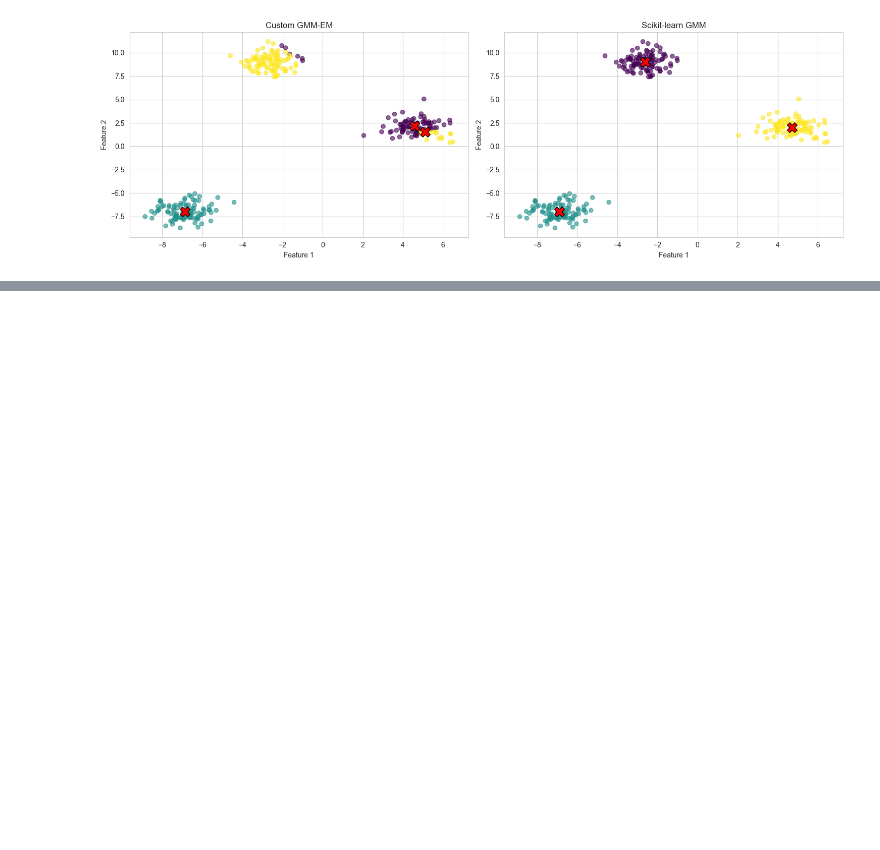
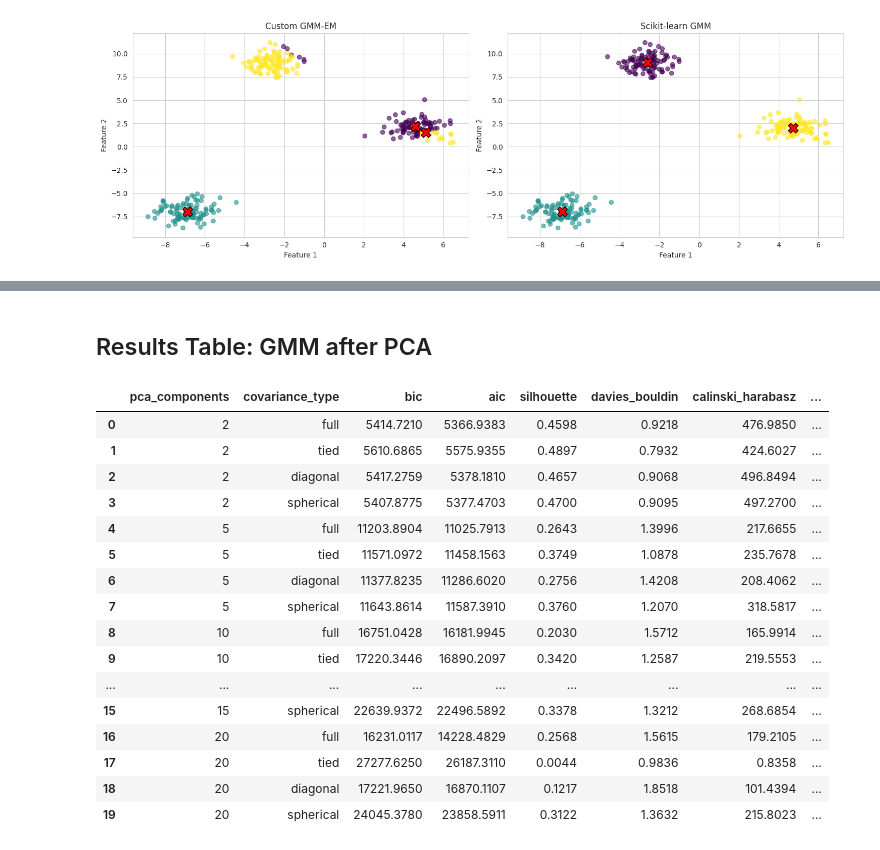
Before and after one commit to oadel1814/Unsupervised-Learning-Algorithms-Implementation-Dimensionality-Reduction-and-Clustering, a Jupyter notebook: GmmAndEm.ipynb, the cells around one changed output, grey strips where cells are left out. Saved outputs shown, nothing was run; the diff lists cells and outputs as text; code cells hidden in the pictures; blank space fills up the shorter version.

```diff
--- a/GmmAndEm.ipynb
+++ b/GmmAndEm.ipynb
@@ -263,0 +476,25 @@ Optimal number of components (AIC): 3
+# %%
+from sklearn.datasets import load_breast_cancer
+from sklearn.metrics import adjusted_rand_score, normalized_mutual_info_score
+
+# Load dataset
+bc_data = load_breast_cancer()
+df_bc = pd.DataFrame(bc_data.data, columns=bc_data.feature_names)
+# Add diagnosis (target)
+df_bc['diagnosis'] = bc_data.target
+
+# Features and standardization
+X_bc = df_bc.drop(columns=['diagnosis']).values
+X_bc = (X_bc - X_bc.mean(axis=0)) / X_bc.std(axis=0)
+
+# Ground truth mapping (malignant=1, benign=0)
+y_true_bc = (df_bc['diagnosis'] == 0).astype(int).values
+
+# Helper: purity score
+def purity_score(y_true, y_pred):
+    total = 0
+    for cluster in np.unique(y_pred):
+        indices = y_pred == cluster
+        true_labels = y_true[indices]
+        total += np.max(np.bincount(true_labels))
+    return total / len(y_true)
@@ -263,0 +636,26 @@ Optimal number of components (AIC): 3
+# %% [markdown]
+## Results Table: GMM after PCA
+# %%
+import pandas as pd
+
+results_df = pd.DataFrame(results)
+results_df = results_df.round(4)
+results_df
+# %% [output]
+|  | pca_components | covariance_type | bic | aic | silhouette | davies_bouldin | calinski_harabasz | ... |
+| 0 | 2 | full | 5414.7210 | 5366.9383 | 0.4598 | 0.9218 | 476.9850 | ... |
+| 1 | 2 | tied | 5610.6865 | 5575.9355 | 0.4897 | 0.7932 | 424.6027 | ... |
+| 2 | 2 | diagonal | 5417.2759 | 5378.1810 | 0.4657 | 0.9068 | 496.8494 | ... |
+| 3 | 2 | spherical | 5407.8775 | 5377.4703 | 0.4700 | 0.9095 | 497.2700 | ... |
+| 4 | 5 | full | 11203.8904 | 11025.7913 | 0.2643 | 1.3996 | 217.6655 | ... |
+| 5 | 5 | tied | 11571.0972 | 11458.1563 | 0.3749 | 1.0878 | 235.7678 | ... |
+| 6 | 5 | diagonal | 11377.8235 | 11286.6020 | 0.2756 | 1.4208 | 208.4062 | ... |
+| 7 | 5 | spherical | 11643.8614 | 11587.3910 | 0.3760 | 1.2070 | 318.5817 | ... |
+| 8 | 10 | full | 16751.0428 | 16181.9945 | 0.2030 | 1.5712 | 165.9914 | ... |
+| 9 | 10 | tied | 17220.3446 | 16890.2097 | 0.3420 | 1.2587 | 219.5553 | ... |
+| ... | ... | ... | ... | ... | ... | ... | ... | ... |
+| 15 | 15 | spherical | 22639.9372 | 22496.5892 | 0.3378 | 1.3212 | 268.6854 | ... |
+| 16 | 20 | full | 16231.0117 | 14228.4829 | 0.2568 | 1.5615 | 179.2105 | ... |
+| 17 | 20 | tied | 27277.6250 | 26187.3110 | 0.0044 | 0.9836 | 0.8358 | ... |
+| 18 | 20 | diagonal | 17221.9650 | 16870.1107 | 0.1217 | 1.8518 | 101.4394 | ... |
+| 19 | 20 | spherical | 24045.3780 | 23858.5911 | 0.3122 | 1.3632 | 215.8023 | ... |
```
Also changed, not shown: parts of 41 cells of this notebook, 3 other files.
